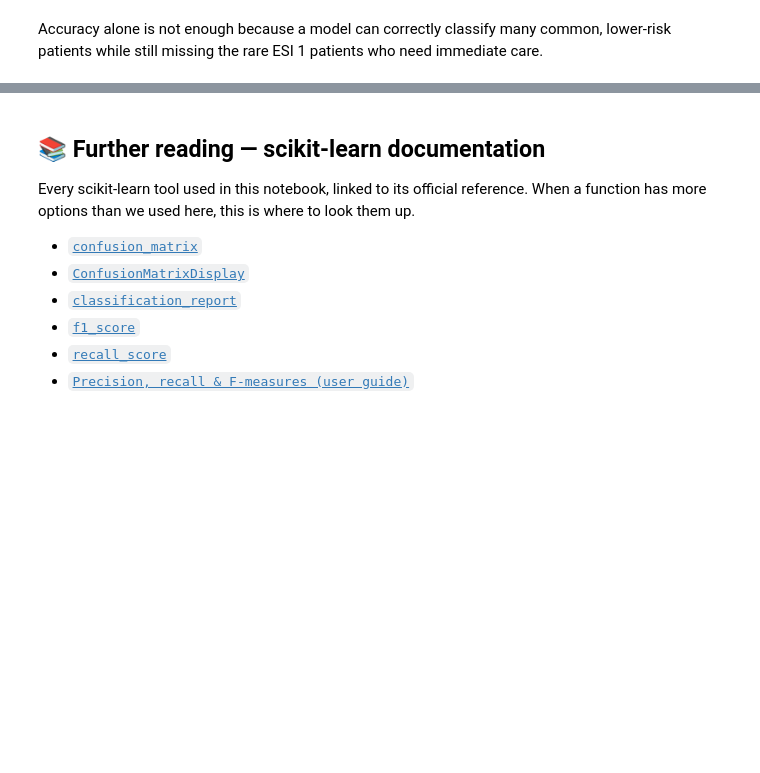
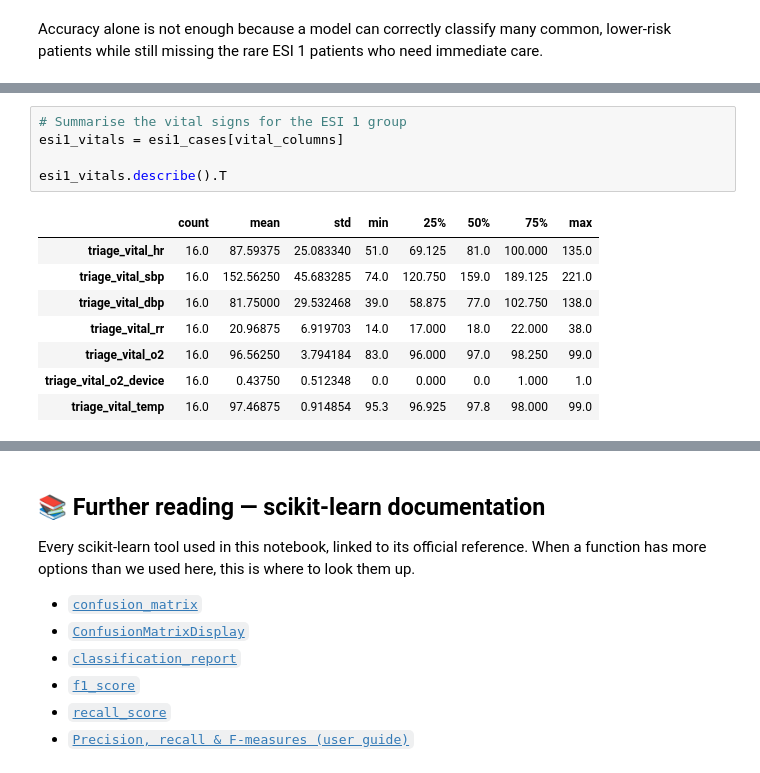
Before and after one commit to tinadams/carisurg-portfolio, a Jupyter notebook: notebooks/week_6_Tutorial3_Model_Evaluation_STUDENT.ipynb, the cells around one changed output, grey strips where cells are left out. Saved outputs shown, nothing was run; the diff lists cells and outputs as text; blank space fills up the shorter version.

```diff
--- a/notebooks/week_6_Tutorial3_Model_Evaluation_STUDENT.ipynb
+++ b/notebooks/week_6_Tutorial3_Model_Evaluation_STUDENT.ipynb
@@ -414,0 +545,14 @@ Accuracy alone is not enough because a model can correctly classify many common,
+# %%
+# Summarise the vital signs for the ESI 1 group
+esi1_vitals = esi1_cases[vital_columns]
+
+esi1_vitals.describe().T
+# %% [output]
+|  | count | mean | std | min | 25% | 50% | 75% | max |
+| triage_vital_hr | 16.0 | 87.59375 | 25.083340 | 51.0 | 69.125 | 81.0 | 100.000 | 135.0 |
+| triage_vital_sbp | 16.0 | 152.56250 | 45.683285 | 74.0 | 120.750 | 159.0 | 189.125 | 221.0 |
+| triage_vital_dbp | 16.0 | 81.75000 | 29.532468 | 39.0 | 58.875 | 77.0 | 102.750 | 138.0 |
+| triage_vital_rr | 16.0 | 20.96875 | 6.919703 | 14.0 | 17.000 | 18.0 | 22.000 | 38.0 |
+| triage_vital_o2 | 16.0 | 96.56250 | 3.794184 | 83.0 | 96.000 | 97.0 | 98.250 | 99.0 |
+| triage_vital_o2_device | 16.0 | 0.43750 | 0.512348 | 0.0 | 0.000 | 0.0 | 1.000 | 1.0 |
+| triage_vital_temp | 16.0 | 97.46875 | 0.914854 | 95.3 | 96.925 | 97.8 | 98.000 | 99.0 |
```
Also changed, not shown: parts of 17 cells of this notebook.
